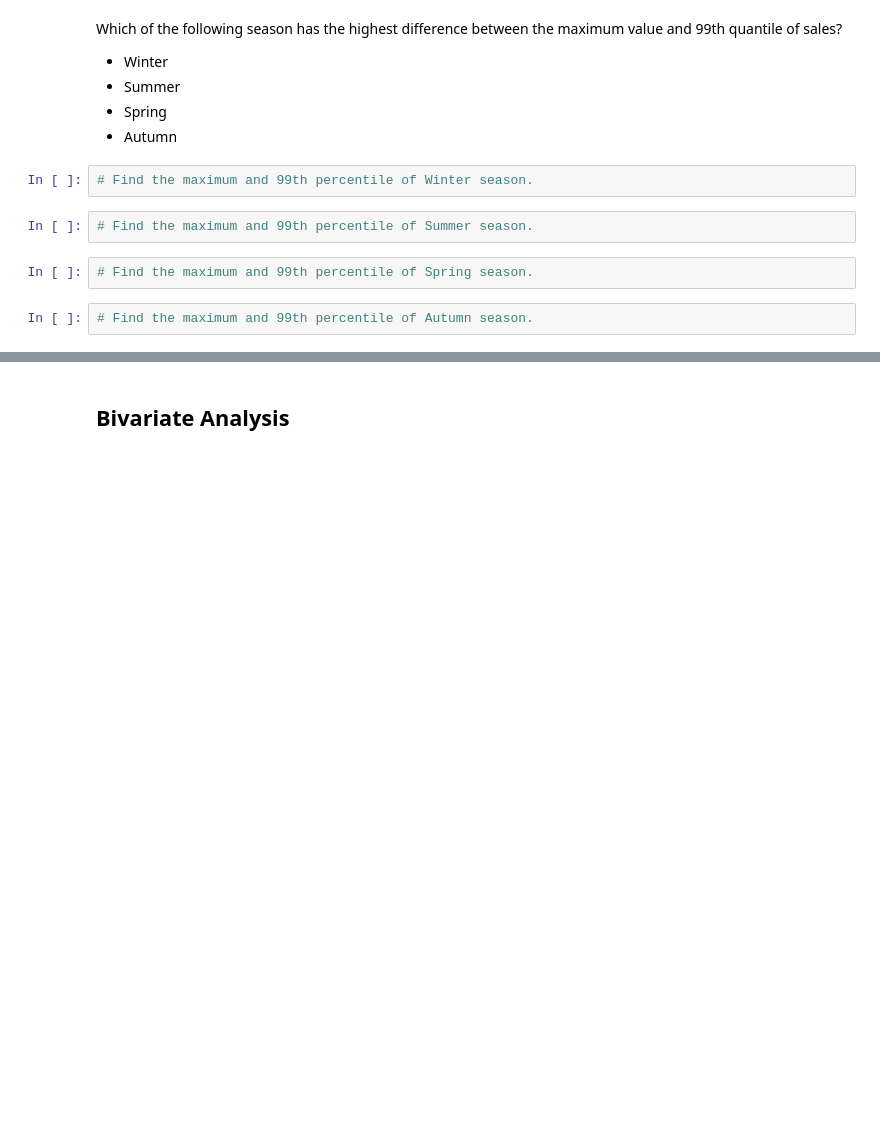
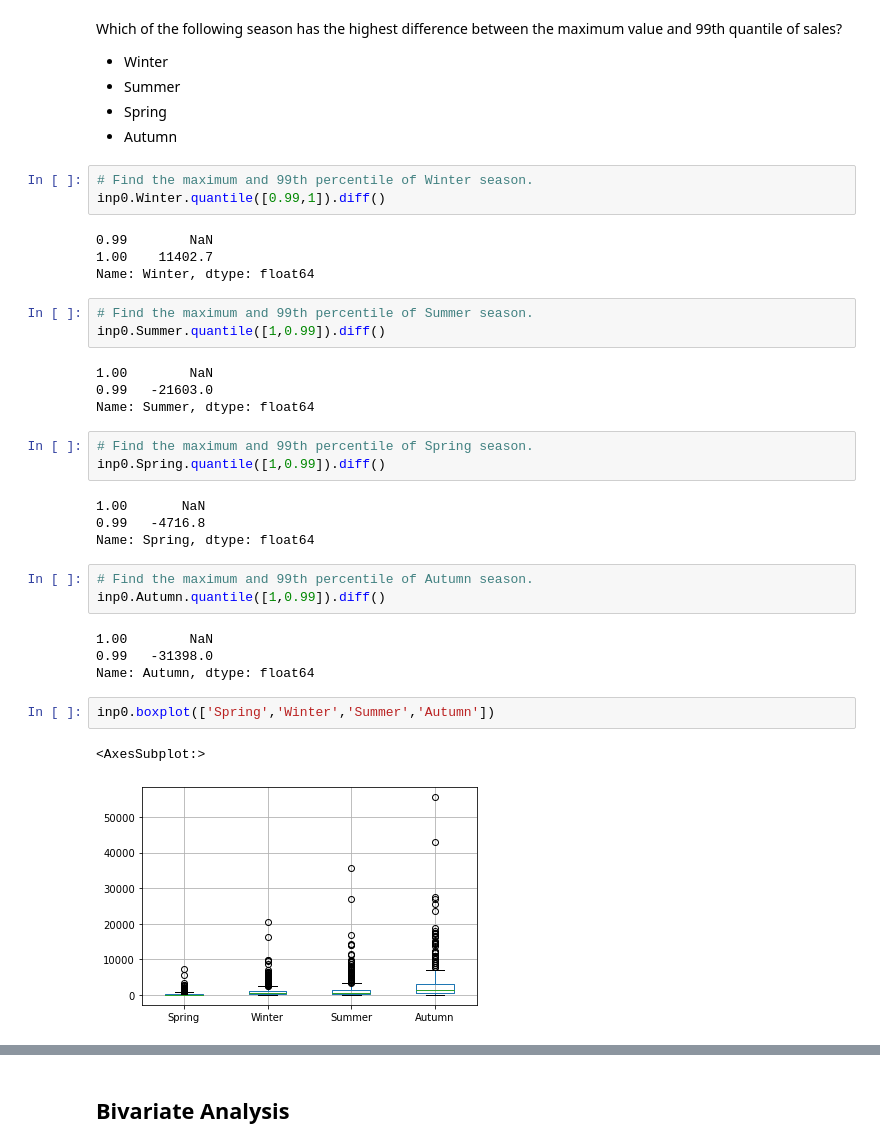
Before and after one commit to saishankar2748/Data-Analysis, a Jupyter notebook: Dress sales data set/EDA+Graded+Exercise.ipynb, the cells around one changed output, grey strips where cells are left out. Saved outputs shown, nothing was run; the diff lists cells and outputs as text; blank space fills up the shorter version.

```diff
--- a/Dress sales data set/EDA+Graded+Exercise.ipynb
+++ b/Dress sales data set/EDA+Graded+Exercise.ipynb
@@ -508,9 +705,34 @@ Which of the following season has the highest difference between the maximum val
 - Autumn
 # %%
 # Find the maximum and 99th percentile of Winter season.
+inp0.Winter.quantile([0.99,1]).diff()
+# %% [output]
+0.99        NaN
+1.00    11402.7
+Name: Winter, dtype: float64
 # %%
 # Find the maximum and 99th percentile of Summer season.
+inp0.Summer.quantile([1,0.99]).diff()
+# %% [output]
+1.00        NaN
+0.99   -21603.0
+Name: Summer, dtype: float64
 # %%
 # Find the maximum and 99th percentile of Spring season.
+inp0.Spring.quantile([1,0.99]).diff()
+# %% [output]
+1.00       NaN
+0.99   -4716.8
+Name: Spring, dtype: float64
 # %%
 # Find the maximum and 99th percentile of Autumn season.
+inp0.Autumn.quantile([1,0.99]).diff()
+# %% [output]
+1.00        NaN
+0.99   -31398.0
+Name: Autumn, dtype: float64
+# %%
+inp0.boxplot(['Spring','Winter','Summer','Autumn'])
+# %% [output]
+<AxesSubplot:>
+[figure, added]
```
Also changed, not shown: parts of 16 cells of this notebook.
